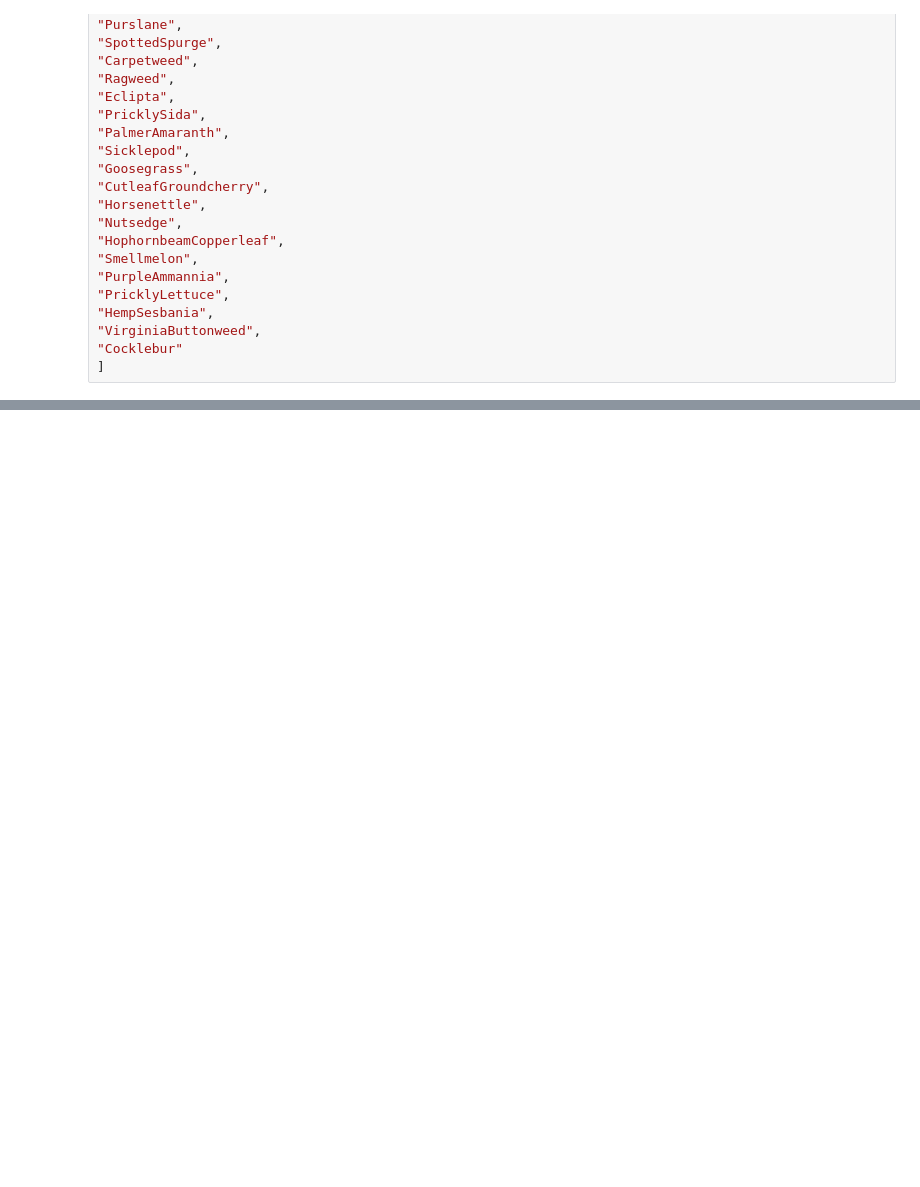
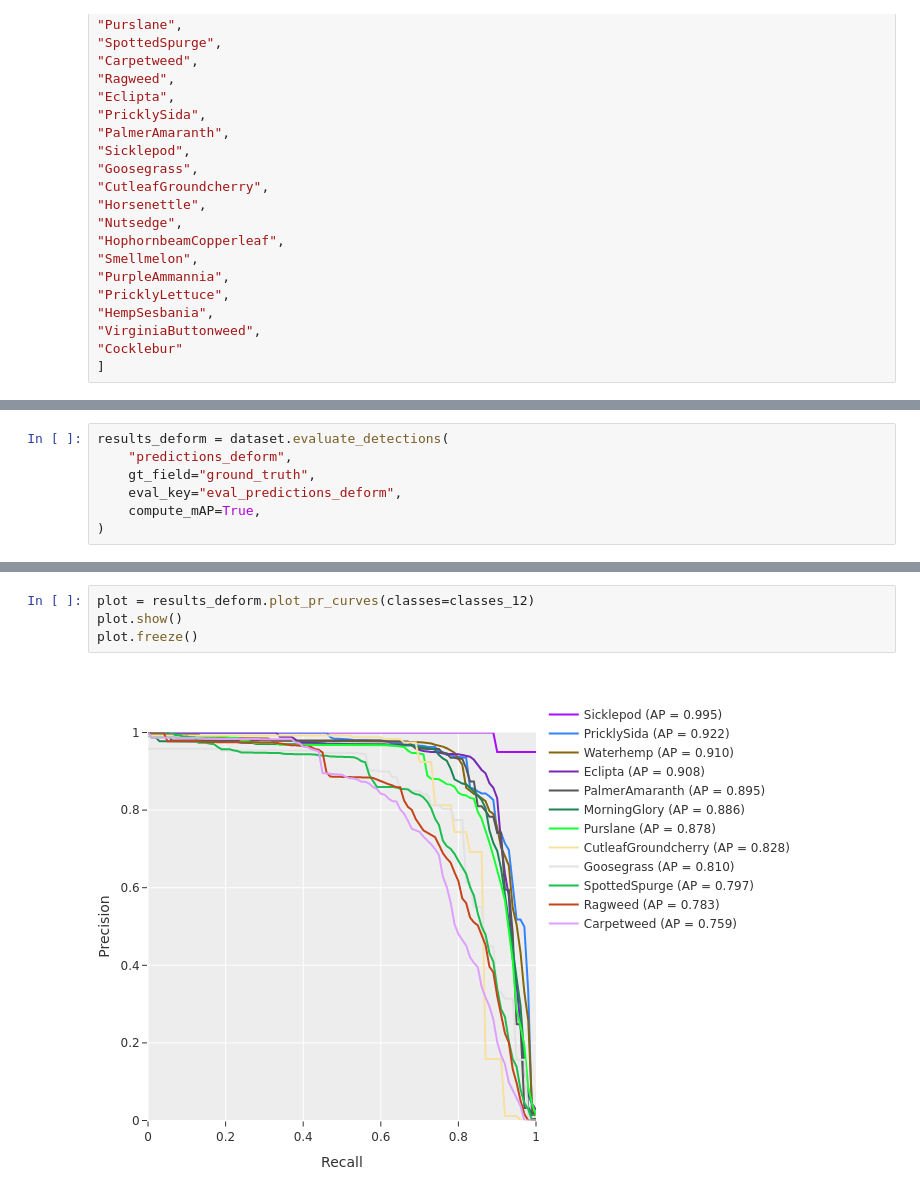
Before and after one commit to yinaanyachebelu/DCW, a Jupyter notebook: fiftyone.ipynb, the cells around one changed output, grey strips where cells are left out. Saved outputs shown, nothing was run; the diff lists cells and outputs as text; blank space fills up the shorter version.

```diff
--- a/fiftyone.ipynb
+++ b/fiftyone.ipynb
@@ -71,0 +125,7 @@ results = evaluate_detections(
+# %%
+results_deform = dataset.evaluate_detections(
+    "predictions_deform",
+    gt_field="ground_truth",
+    eval_key="eval_predictions_deform",
+    compute_mAP=True,
+)
@@ -71,0 +257,6 @@ results = evaluate_detections(
+# %%
+plot = results_deform.plot_pr_curves(classes=classes_12)
+plot.show()
+plot.freeze()
+# %% [output]
+[figure, added]
```
Also changed, not shown: parts of 42 cells of this notebook, 2 other files.
